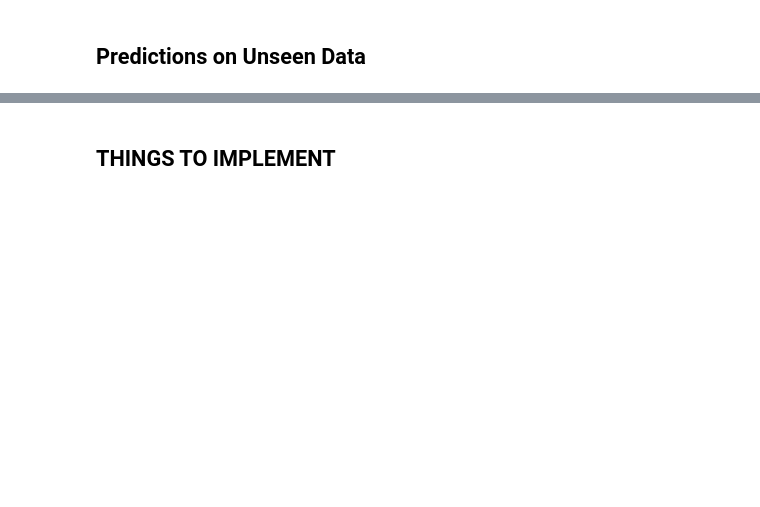
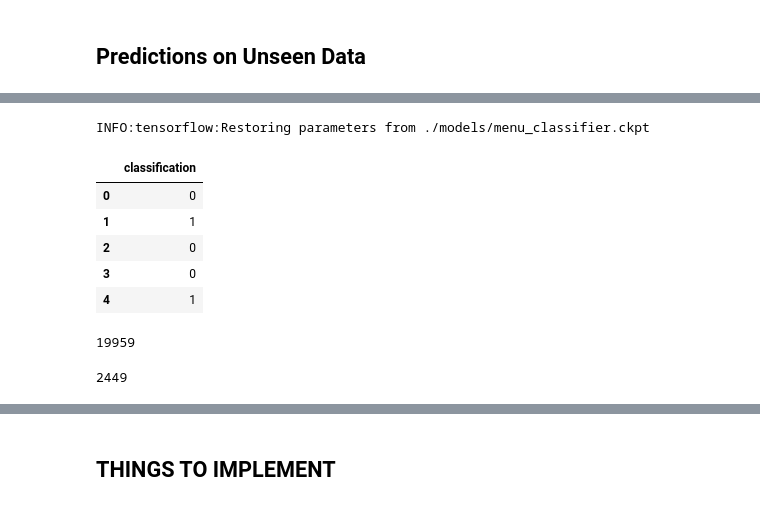
Before and after one commit to avgalan/ga_capstone, a Jupyter notebook: image_processing_modeling.ipynb, the cells around one changed output, grey strips where cells are left out. Drawn from its saved outputs; the diff is of its cells as text; code cells hidden in the pictures; blank space fills up the shorter version.

```diff
--- a/image_processing_modeling.ipynb
+++ b/image_processing_modeling.ipynb
@@ -610,0 +747,28 @@ for menu_index in menu_indexes:
+# %%
+tf.reset_default_graph()
+
+X = tf.placeholder(dtype=tf.float32, shape=(None, target_images.shape[1], target_images.shape[2], 1), name='X')
+
+conv1 = tf.layers.conv2d(X, filters=15, kernel_size=[5,5], padding='same', name='conv1', activation=tf.nn.relu)
+maxpool1 = tf.layers.max_pooling2d(conv1, pool_size=[2,2], strides=2, name='maxpool1')
+
+conv2 = tf.layers.conv2d(maxpool1, filters=30, kernel_size=[4,4], padding='same', name='conv2', activation=tf.nn.relu)
+maxpool2 = tf.layers.max_pooling2d(conv2, pool_size=[2,2], strides=2, name='maxpool2')
+
+conv3 = tf.layers.conv2d(maxpool2, filters=60, kernel_size=[3,3], padding='same', name='conv3', activation=tf.nn.relu)
+maxpool3 = tf.layers.max_pooling2d(conv3, pool_size=[2,2], strides=2, name='maxpool3')
+
+flat = tf.layers.flatten(maxpool3, name='flat')
+
+dense1 = tf.layers.dense(flat, 1000, name='dense1', activation=tf.nn.relu)
+output = tf.layers.dense(dense1, 1, name='dense2', activation=tf.nn.sigmoid)
+
+saver = tf.train.Saver()
+
+with tf.Session() as sess:
+    saver.restore(sess, './models/menu_classifier.ckpt')
+    target_pred = sess.run(output, feed_dict={X: target_images})
+# %% [output]
+INFO:tensorflow:Restoring parameters from ./models/menu_classifier.ckpt
+# %%
+target_pred_classes = (target_pred[:,0] > 0.5).astype(int)
@@ -610,0 +778,8 @@ for menu_index in menu_indexes:
+# %%
+predictions = pd.DataFrame(target_pred_classes, columns=['classification'], index=range(90000,len(target_file_names)))
+# %%
+#only for first set
+#combined_predictions = pd.concat([first, predictions])
+
+#combine for all subsequent
+combined_predictions = pd.concat([combined_predictions, predictions])
@@ -610,0 +789,9 @@ for menu_index in menu_indexes:
+# %%
+combined_predictions.head()
+# %% [output]
+|  | classification |
+| 0 | 0 |
+| 1 | 1 |
+| 2 | 0 |
+| 3 | 0 |
+| 4 | 1 |
@@ -610,0 +801,4 @@ for menu_index in menu_indexes:
+# %%
+len(target_menu_indexes)
+# %% [output]
+19959
@@ -611 +836,5 @@ for menu_index in menu_indexes:
+# %%
+len(target_text)
+# %% [output]
+2449
 # %%
```
Also changed, not shown: parts of 71 cells of this notebook, 2 other files.
